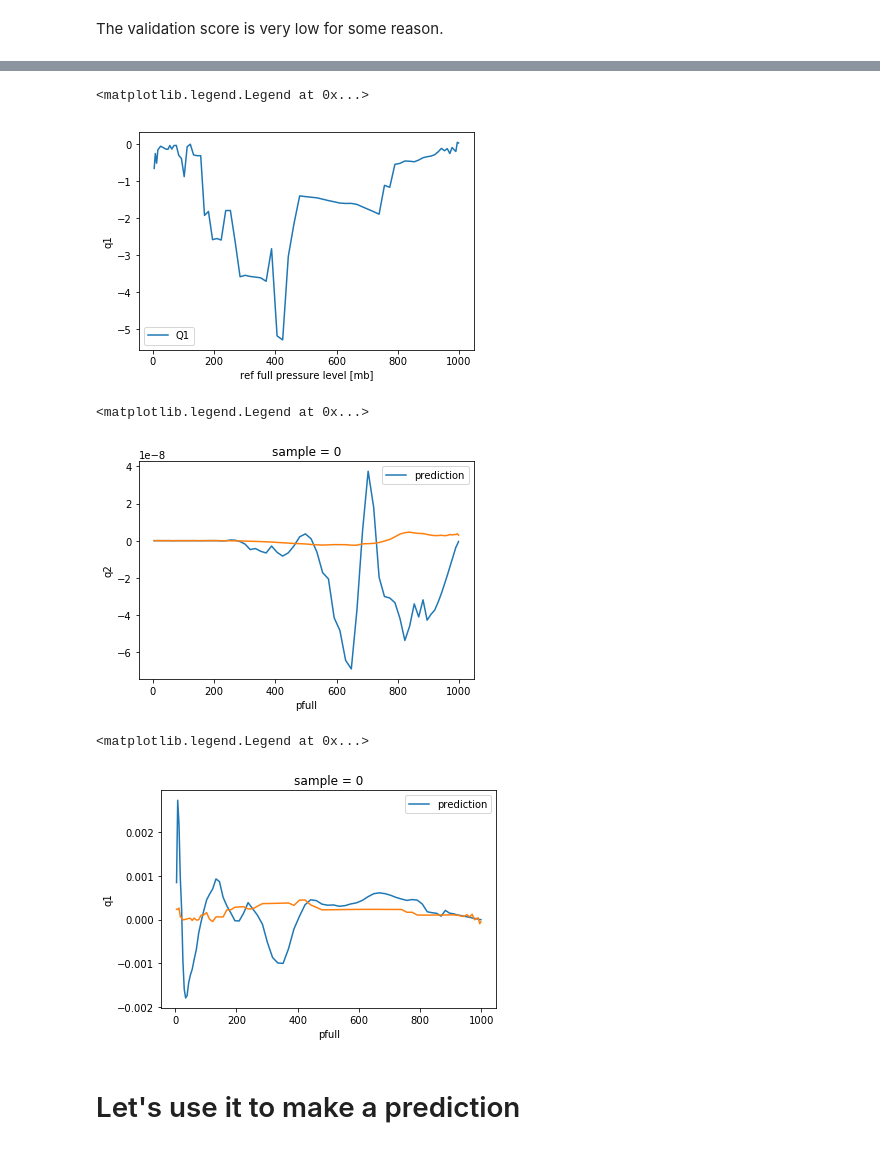
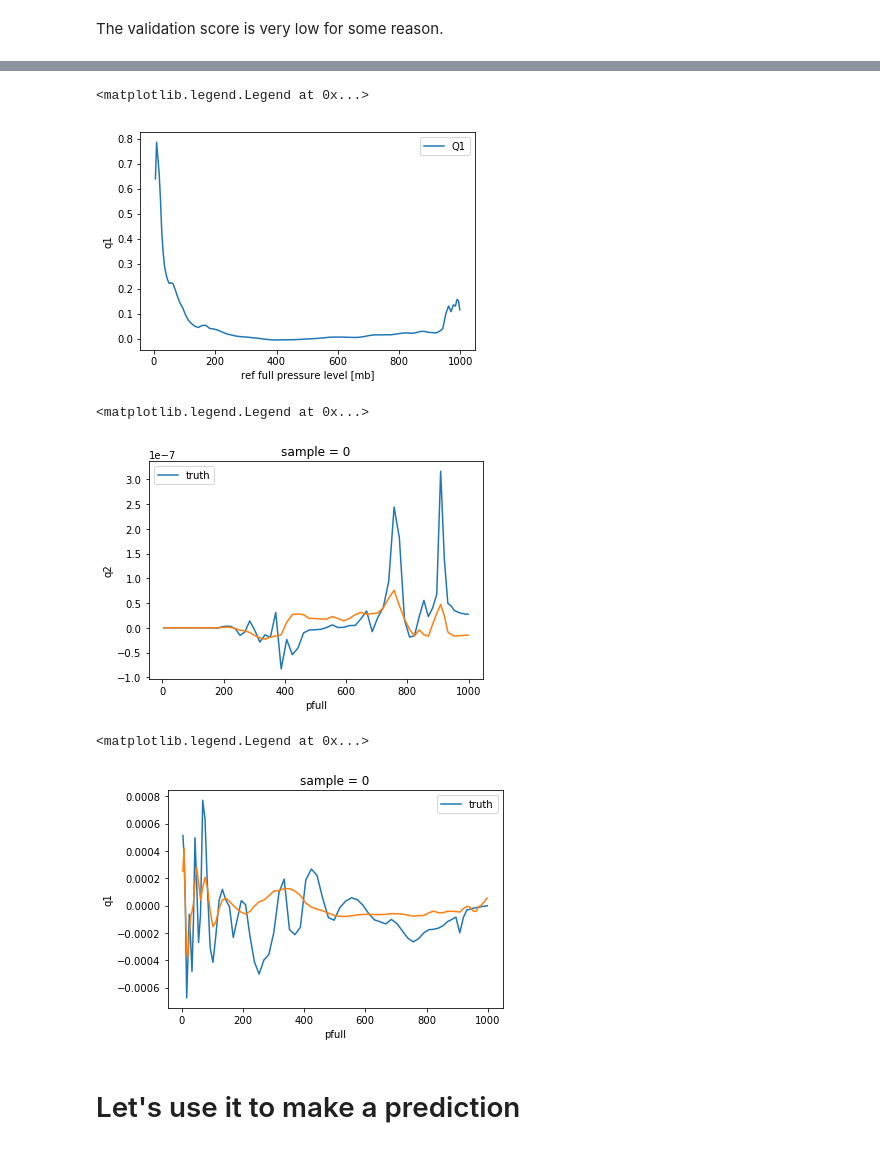
Before and after one commit to ai2cm/fv3net, a Jupyter notebook: notebooks/2019-08-14-demonstrate-sklearn-wrapper.ipynb, the cells around one changed output, grey strips where cells are left out. Cells and saved outputs as stored; diff of their text form; code cells hidden in the pictures.

```diff
--- a/notebooks/2019-08-14-demonstrate-sklearn-wrapper.ipynb
+++ b/notebooks/2019-08-14-demonstrate-sklearn-wrapper.ipynb
@@ -18,7 +18,7 @@ Open the data and split it into a training and testing portion. Also, open the d
 ds = open_data(sources=True)
 equator = ds.isel(time=0).sel(grid_xt=0, method='nearest').load()
 
-ds = xr.open_zarr("../data/processed/flattened_.25deg_.25deg.zarr/")
+ds = xr.open_zarr("../data/processed/flattened.zarr/")
 
 n_train = 50000
 n_test = 10000
@@ -28,7 +28,7 @@ test = ds.isel(sample=slice(n_train, n_train + n_test)).load()
 # %%
 # Boiler plate for creating a scikit learn model
 sklearn_model = TransformedTargetRegressor(
-    Ridge(alpha=100.0, normalize=True),
+    Ridge(alpha=.01, normalize=True),
     StandardScaler(),
 )
 # some custom wrapper code
@@ -51,21 +51,21 @@ r2s.q1.plot(label='Q1')
 plt.legend()
 # %% [output]
 <matplotlib.legend.Legend at 0x...>
-[figure, old version]
+[figure, new version]
 # %%
-test.q2[0].plot(label='prediction')
+test.q2[0].plot(label='truth')
 y.q2[0].plot()
 plt.legend()
 # %% [output]
 <matplotlib.legend.Legend at 0x...>
-[figure, old version]
+[figure, new version]
 # %%
-test.q1[0].plot(label='prediction')
+test.q1[0].plot(label='truth')
 y.q1[0].plot()
 plt.legend()
 # %% [output]
 <matplotlib.legend.Legend at 0x...>
-[figure, old version]
+[figure, new version]
 # %% [markdown]
 # Let's use it to make a prediction
 # %%
```
Also changed, not shown: parts of 3 cells of this notebook, 3 other files.
